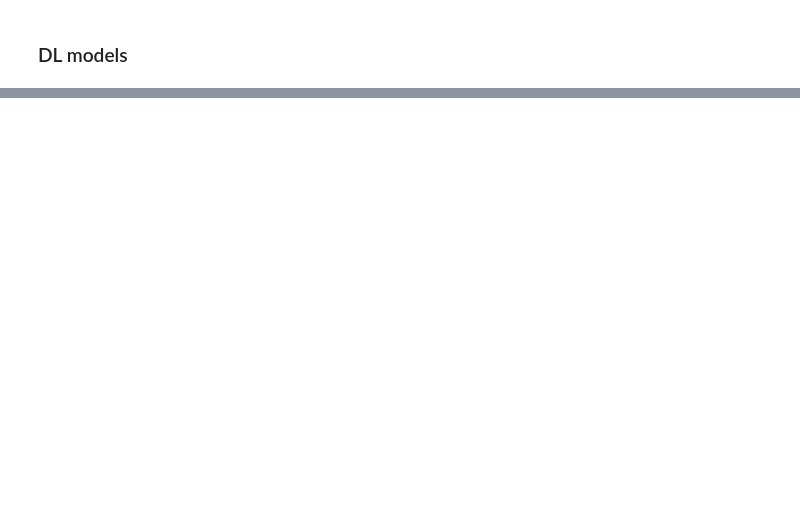
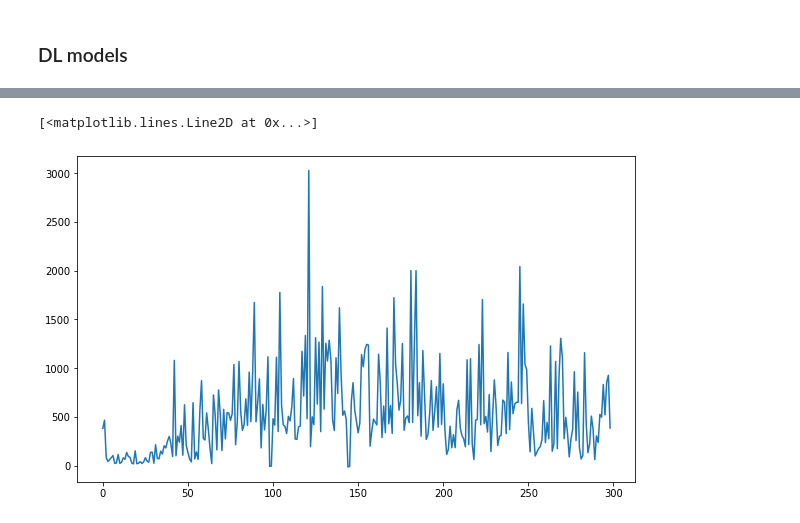
Before and after one commit to matthieuDESTRADE/CarRL, a Jupyter notebook: main.ipynb, the cells around one changed output, grey strips where cells are left out. Cells and saved outputs as stored; diff of their text form; code cells hidden in the pictures; blank space fills up the shorter version.

```diff
--- a/main.ipynb
+++ b/main.ipynb
@@ -188,6 +195,7 @@ def train_dqn2_agent(env: gym.Env,
         state = env.reset()
         episode_reward = 0
         rdm = 10
+        target_q_network.load_state_dict(q_network.state_dict())
 
         for t in itertools.count():
 
@@ -232,7 +240,7 @@ def train_dqn2_agent(env: gym.Env,
             # Every few training steps (e.g., every 100 steps), the weights of the target network are updated with the weights of the Q-network
 
             if iteration % target_q_network_sync_period == 0:
-                target_q_network.load_state_dict(q_network.state_dict())
+                True
 
             iteration += 1
 
@@ -326,2 +361,2 @@ g = sns.relplot(x="num_episodes", y="mean_final_episode_reward", kind="line", hu
 # %%
-q_network = torch.load("dqn2_q_network.pth")
+q_network = torch.load("verygood2.pth")
@@ -329,0 +363,37 @@ NameError: name 'torch' is not defined
+# %%
+env = CarEnv(30,False)
+target_q_network = QNetwork(action_dim).to(device)
+
+
+optimizer = torch.optim.AdamW(q_network.parameters(), lr=0.004, amsgrad=True)
+#lr_scheduler = torch.optim.lr_scheduler.ExponentialLR(optimizer, gamma=0.999)
+lr_scheduler = MinimumExponentialLR(optimizer, lr_decay=0.999, min_lr=0.0001)
+loss_fn = torch.nn.MSELoss()
+
+epsilon_greedy = EpsilonGreedy(epsilon_start=0.5, epsilon_min=0.001, epsilon_decay=0.9, env=env, q_network=q_network)
+
+replay_buffer = ReplayBuffer(2000)
+
+# Train the q-network
+
+episode_reward_list = train_dqn2_agent(env,
+                                        q_network,
+                                        target_q_network,
+                                        optimizer,
+                                        loss_fn,
+                                        epsilon_greedy,
+                                        device,
+                                        lr_scheduler,
+                                        num_episodes=300,
+                                        gamma=0.95,
+                                        batch_size=128,
+                                        replay_buffer=replay_buffer,
+                                        target_q_network_sync_period=150,
+                                        delay=1)
+dqn2_trains_result_list[0].extend(range(len(episode_reward_list)))
+dqn2_trains_result_list[1].extend(episode_reward_list)
+dqn2_trains_result_list[2].extend([train_index for _ in episode_reward_list])
+
+# Save the action-value estimation function
+
+torch.save(q_network, "dqn2_q_network.pth")
@@ -329,0 +419,6 @@ NameError: name 'torch' is not defined
+# %%
+plt.figure(figsize=(10, 6))  # Set the figure size to 10 inches by 6 inches
+plt.plot(episode_reward_list)
+# %% [output]
+[<matplotlib.lines.Line2D at 0x...>]
+[figure, added]
```
Also changed, not shown: parts of 16 cells of this notebook, 4 other files.
